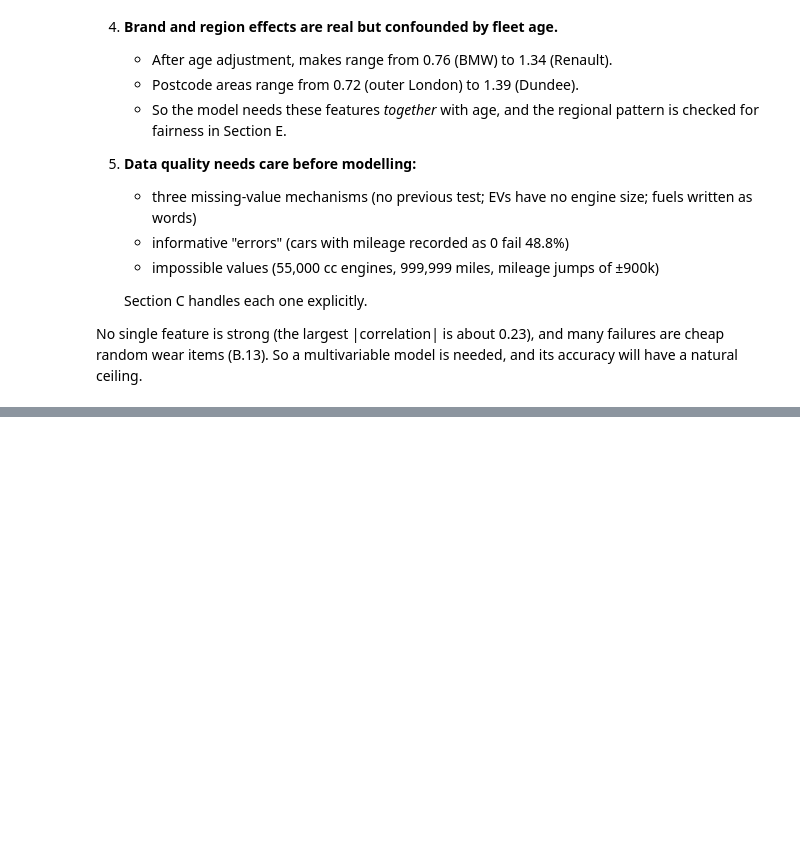
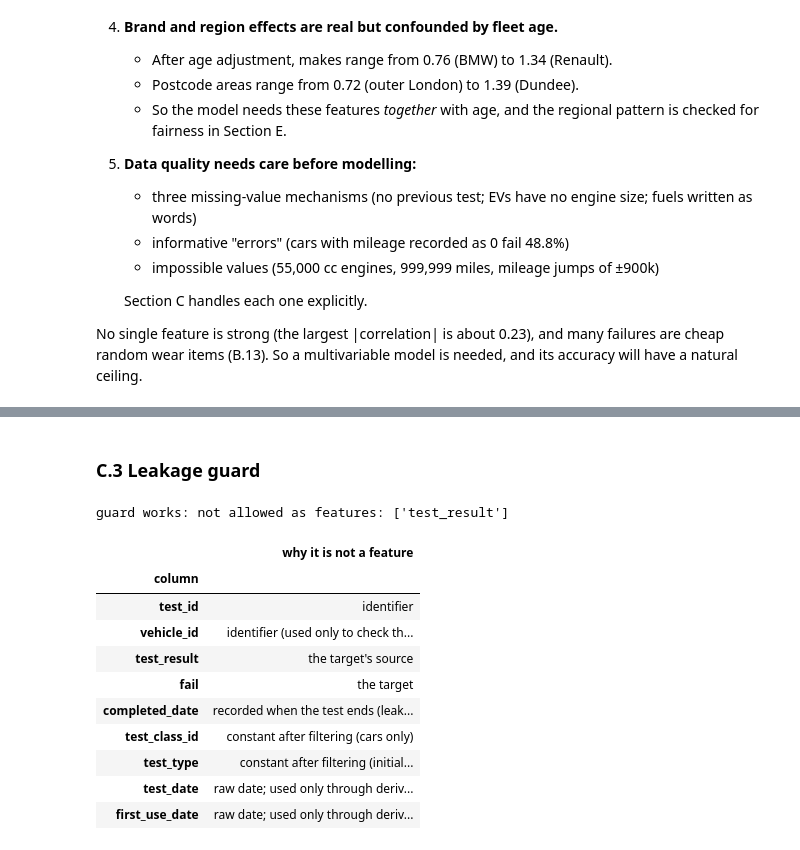
Before and after one commit to Megach-ffs/mot-failure-prediction, a Jupyter notebook: notebooks/MLDA_CW1.ipynb, the cells around one changed output, grey strips where cells are left out. Drawn from its saved outputs; the diff is of its cells as text; code cells hidden in the pictures; blank space fills up the shorter version.

```diff
--- a/notebooks/MLDA_CW1.ipynb
+++ b/notebooks/MLDA_CW1.ipynb
@@ -907,0 +1085,24 @@ No single feature is strong (the largest |correlation| is about 0.23), and many
+# %% [markdown]
+### C.3 Leakage guard
+# %%
+assert "completed_date" not in clean_df.columns                     # recorded when the test ends: dropped at sampling (D6)
+assert clean_df["vehicle_id"].is_unique                             # one test per car
+assert (clean_df["days_since_prev"].dropna() >= RETEST_DAYS).all()  # previous test strictly earlier, and not a retest
+try:
+    check_no_leakage(["test_mileage", "test_result"])
+except ValueError as err:
+    print("guard works:", err)
+pd.Series(NOT_FEATURES, name="why it is not a feature").rename_axis("column").to_frame()
+# %% [output]
+guard works: not allowed as features: ['test_result']
+|  | why it is not a feature |
+| column |  |
+| test_id | identifier |
+| vehicle_id | identifier (used only to check th... |
+| test_result | the target's source |
+| fail | the target |
+| completed_date | recorded when the test ends (leak... |
+| test_class_id | constant after filtering (cars only) |
+| test_type | constant after filtering (initial... |
+| test_date | raw date; used only through deriv... |
+| first_use_date | raw date; used only through deriv... |
```
Also changed, not shown: parts of 11 cells of this notebook, 4 other files.
